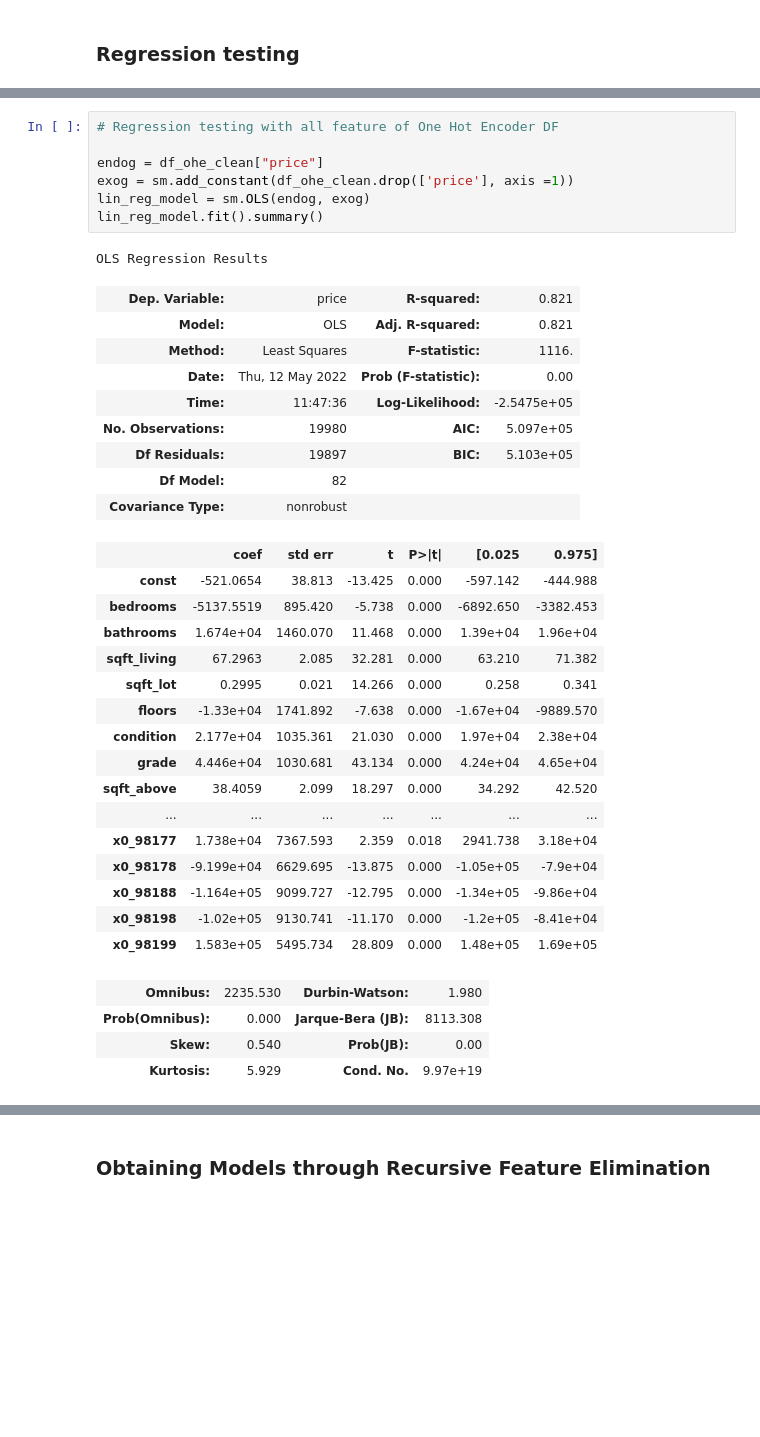
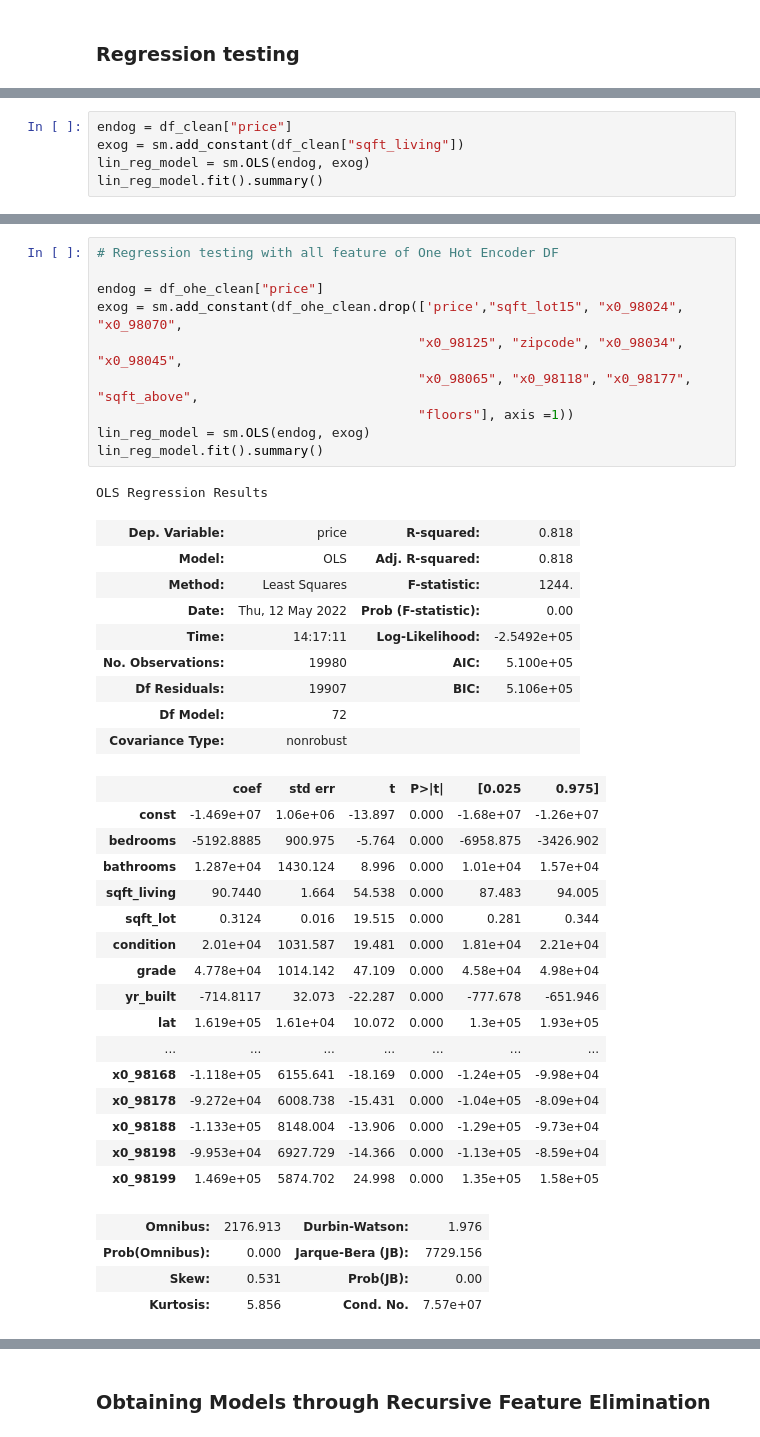
Before and after one commit to anguyen61191/NorthWestCountyProject, a Jupyter notebook: AndyFinalDraft.ipynb, the cells around one changed output, grey strips where cells are left out. Saved outputs shown, nothing was run; the diff lists cells and outputs as text; blank space fills up the shorter version.

```diff
--- a/AndyFinalDraft.ipynb
+++ b/AndyFinalDraft.ipynb
@@ -746,3 +746,8 @@ Notes:
 [1] Standard Errors assume that the covariance matrix of the errors is correctly specified.
 [2] The condition number is large, 2.11e+08. This might indicate that there are
 strong multicollinearity or other numerical problems.
+# %%
+endog = df_clean["price"]
+exog = sm.add_constant(df_clean["sqft_living"])
+lin_reg_model = sm.OLS(endog, exog)
+lin_reg_model.fit().summary()
@@ -749,40 +805,43 @@ strong multicollinearity or other numerical problems.
 # %%
 # Regression testing with all feature of One Hot Encoder DF
 
 endog = df_ohe_clean["price"]
-exog = sm.add_constant(df_ohe_clean.drop(['price'], axis =1))
+exog = sm.add_constant(df_ohe_clean.drop(['price',"sqft_lot15", "x0_98024", "x0_98070",
+                                         "x0_98125", "zipcode", "x0_98034", "x0_98045",
+                                         "x0_98065", "x0_98118", "x0_98177", "sqft_above",
+                                         "floors"], axis =1))
 lin_reg_model = sm.OLS(endog, exog)
 lin_reg_model.fit().summary()
 # %% [output]
 OLS Regression Results
-| Dep. Variable: | price | R-squared: | 0.821 |
-| Model: | OLS | Adj. R-squared: | 0.821 |
-| Method: | Least Squares | F-statistic: | 1116. |
+| Dep. Variable: | price | R-squared: | 0.818 |
+| Model: | OLS | Adj. R-squared: | 0.818 |
+| Method: | Least Squares | F-statistic: | 1244. |
 | Date: | Thu, 12 May 2022 | Prob (F-statistic): | 0.00 |
-| Time: | 11:47:36 | Log-Likelihood: | -2.5475e+05 |
-| No. Observations: | 19980 | AIC: | 5.097e+05 |
-| Df Residuals: | 19897 | BIC: | 5.103e+05 |
-| Df Model: | 82 |  |  |
+| Time: | 14:17:11 | Log-Likelihood: | -2.5492e+05 |
+| No. Observations: | 19980 | AIC: | 5.100e+05 |
+| Df Residuals: | 19907 | BIC: | 5.106e+05 |
+| Df Model: | 72 |  |  |
 | Covariance Type: | nonrobust |  |  |
 |  | coef | std err | t | P>|t| | [0.025 | 0.975] |
-| const | -521.0654 | 38.813 | -13.425 | 0.000 | -597.142 | -444.988 |
-| bedrooms | -5137.5519 | 895.420 | -5.738 | 0.000 | -6892.650 | -3382.453 |
-| bathrooms | 1.674e+04 | 1460.070 | 11.468 | 0.000 | 1.39e+04 | 1.96e+04 |
-| sqft_living | 67.2963 | 2.085 | 32.281 | 0.000 | 63.210 | 71.382 |
-| sqft_lot | 0.2995 | 0.021 | 14.266 | 0.000 | 0.258 | 0.341 |
-| floors | -1.33e+04 | 1741.892 | -7.638 | 0.000 | -1.67e+04 | -9889.570 |
-| condition | 2.177e+04 | 1035.361 | 21.030 | 0.000 | 1.97e+04 | 2.38e+04 |
-| grade | 4.446e+04 | 1030.681 | 43.134 | 0.000 | 4.24e+04 | 4.65e+04 |
-| sqft_above | 38.4059 | 2.099 | 18.297 | 0.000 | 34.292 | 42.520 |
+| const | -1.469e+07 | 1.06e+06 | -13.897 | 0.000 | -1.68e+07 | -1.26e+07 |
+| bedrooms | -5192.8885 | 900.975 | -5.764 | 0.000 | -6958.875 | -3426.902 |
+| bathrooms | 1.287e+04 | 1430.124 | 8.996 | 0.000 | 1.01e+04 | 1.57e+04 |
+| sqft_living | 90.7440 | 1.664 | 54.538 | 0.000 | 87.483 | 94.005 |
+| sqft_lot | 0.3124 | 0.016 | 19.515 | 0.000 | 0.281 | 0.344 |
+| condition | 2.01e+04 | 1031.587 | 19.481 | 0.000 | 1.81e+04 | 2.21e+04 |
+| grade | 4.778e+04 | 1014.142 | 47.109 | 0.000 | 4.58e+04 | 4.98e+04 |
+| yr_built | -714.8117 | 32.073 | -22.287 | 0.000 | -777.678 | -651.946 |
+| lat | 1.619e+05 | 1.61e+04 | 10.072 | 0.000 | 1.3e+05 | 1.93e+05 |
 | ... | ... | ... | ... | ... | ... | ... |
-| x0_98177 | 1.738e+04 | 7367.593 | 2.359 | 0.018 | 2941.738 | 3.18e+04 |
-| x0_98178 | -9.199e+04 | 6629.695 | -13.875 | 0.000 | -1.05e+05 | -7.9e+04 |
-| x0_98188 | -1.164e+05 | 9099.727 | -12.795 | 0.000 | -1.34e+05 | -9.86e+04 |
-| x0_98198 | -1.02e+05 | 9130.741 | -11.170 | 0.000 | -1.2e+05 | -8.41e+04 |
-| x0_98199 | 1.583e+05 | 5495.734 | 28.809 | 0.000 | 1.48e+05 | 1.69e+05 |
+| x0_98168 | -1.118e+05 | 6155.641 | -18.169 | 0.000 | -1.24e+05 | -9.98e+04 |
+| x0_98178 | -9.272e+04 | 6008.738 | -15.431 | 0.000 | -1.04e+05 | -8.09e+04 |
+| x0_98188 | -1.133e+05 | 8148.004 | -13.906 | 0.000 | -1.29e+05 | -9.73e+04 |
+| x0_98198 | -9.953e+04 | 6927.729 | -14.366 | 0.000 | -1.13e+05 | -8.59e+04 |
+| x0_98199 | 1.469e+05 | 5874.702 | 24.998 | 0.000 | 1.35e+05 | 1.58e+05 |
-| Omnibus: | 2235.530 | Durbin-Watson: | 1.980 |
-| Prob(Omnibus): | 0.000 | Jarque-Bera (JB): | 8113.308 |
-| Skew: | 0.540 | Prob(JB): | 0.00 |
-| Kurtosis: | 5.929 | Cond. No. | 9.97e+19 |
+| Omnibus: | 2176.913 | Durbin-Watson: | 1.976 |
+| Prob(Omnibus): | 0.000 | Jarque-Bera (JB): | 7729.156 |
+| Skew: | 0.531 | Prob(JB): | 0.00 |
+| Kurtosis: | 5.856 | Cond. No. | 7.57e+07 |
 Notes:
 [1] Standard Errors assume that the covariance matrix of the errors is correctly specified.
```
Also changed, not shown: parts of 18 cells of this notebook, 2 other files.
